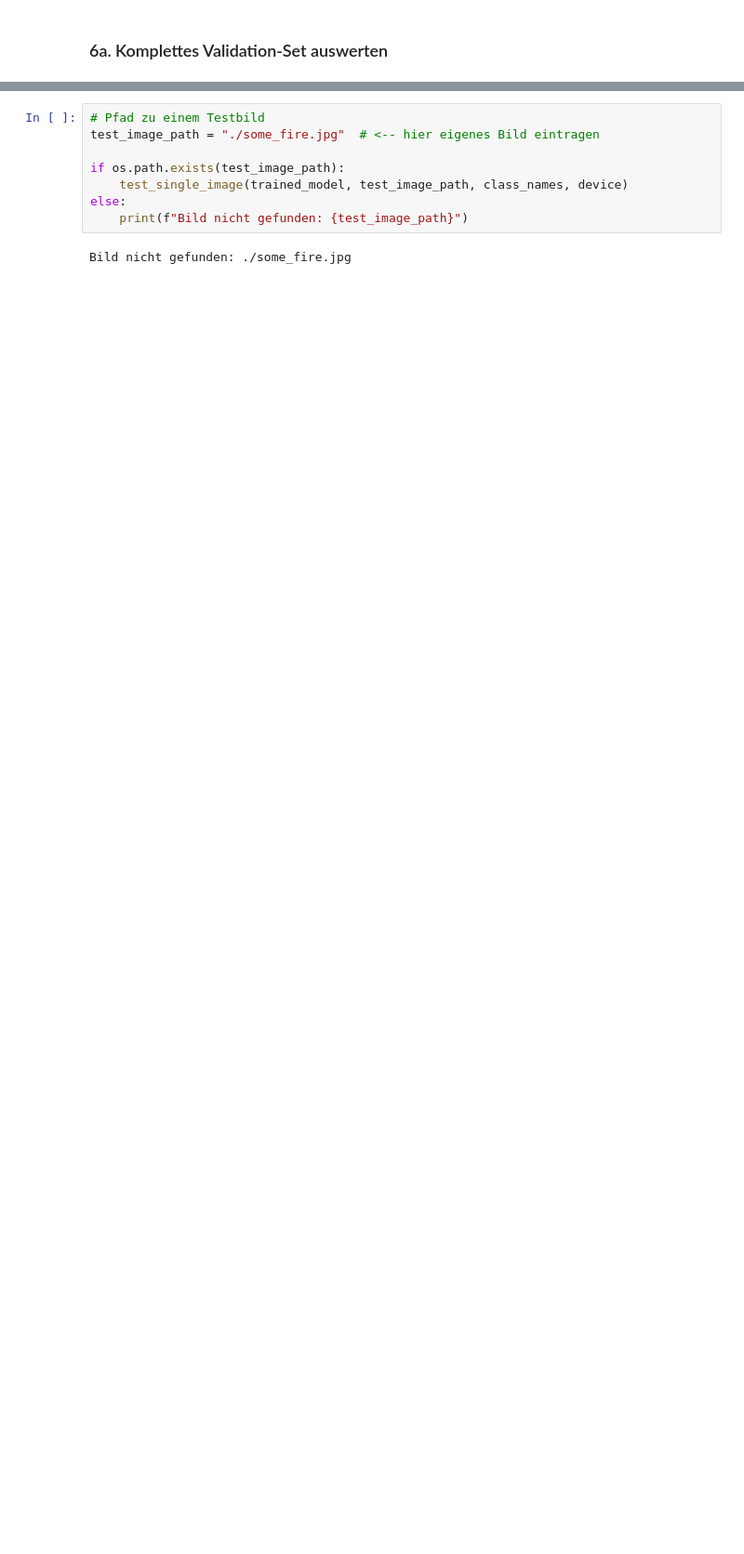
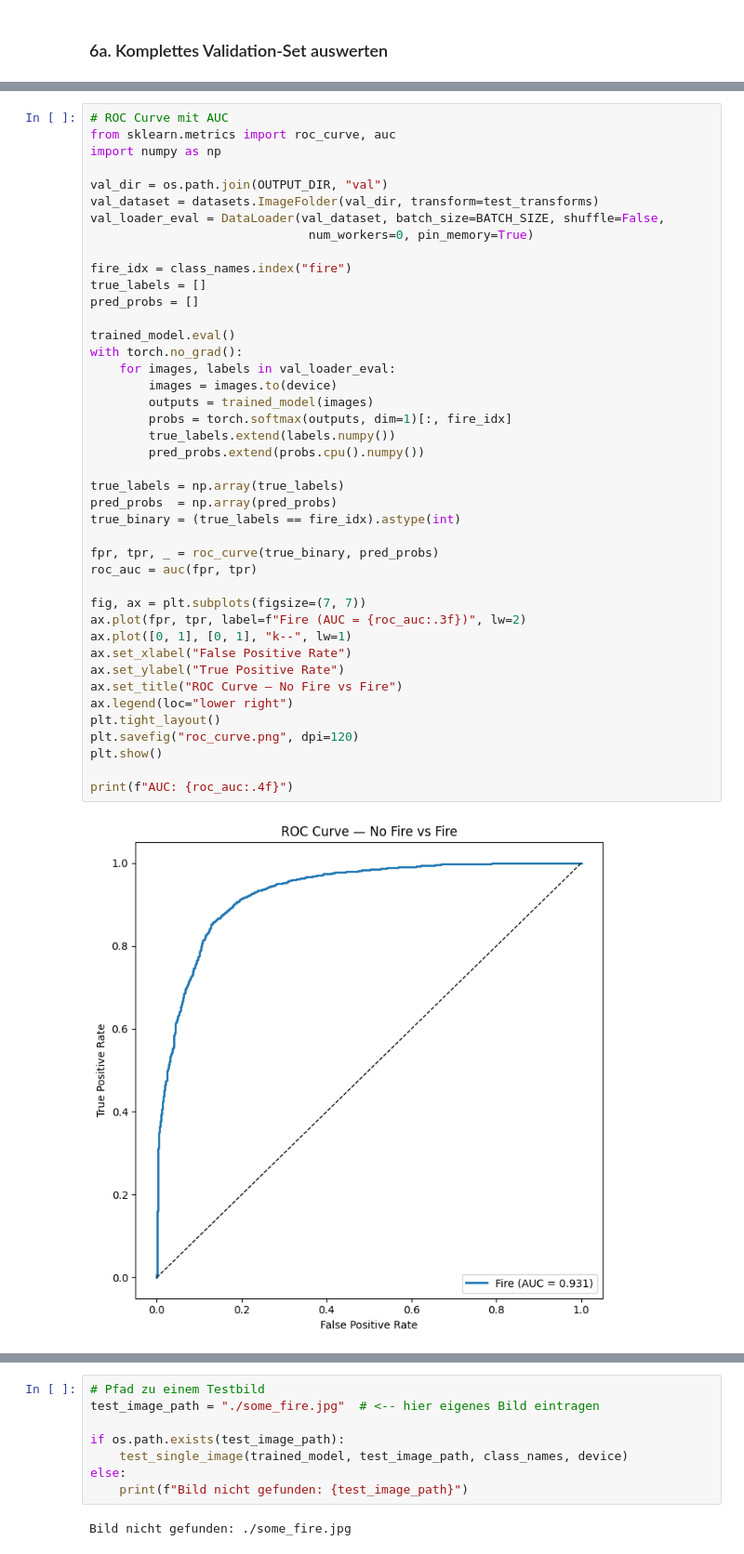
Before and after one commit to uulex/Explaining_Image_Classification, a Jupyter notebook: fire_detection/fire_detection.ipynb, the cells around one changed output, grey strips where cells are left out. Shown at 93% size. Saved outputs shown, nothing was run; the diff lists cells and outputs as text; blank space fills up the shorter version.

```diff
--- a/fire_detection/fire_detection.ipynb
+++ b/fire_detection/fire_detection.ipynb
@@ -726,0 +776,44 @@ Confusion matrix:
+# %%
+# ROC Curve mit AUC
+from sklearn.metrics import roc_curve, auc
+import numpy as np
+
+val_dir = os.path.join(OUTPUT_DIR, "val")
+val_dataset = datasets.ImageFolder(val_dir, transform=test_transforms)
+val_loader_eval = DataLoader(val_dataset, batch_size=BATCH_SIZE, shuffle=False,
+                              num_workers=0, pin_memory=True)
+
+fire_idx = class_names.index("fire")
+true_labels = []
+pred_probs = []
+
+trained_model.eval()
+with torch.no_grad():
+    for images, labels in val_loader_eval:
+        images = images.to(device)
+        outputs = trained_model(images)
+        probs = torch.softmax(outputs, dim=1)[:, fire_idx]
+        true_labels.extend(labels.numpy())
+        pred_probs.extend(probs.cpu().numpy())
+
+true_labels = np.array(true_labels)
+pred_probs  = np.array(pred_probs)
+true_binary = (true_labels == fire_idx).astype(int)
+
+fpr, tpr, _ = roc_curve(true_binary, pred_probs)
+roc_auc = auc(fpr, tpr)
+
+fig, ax = plt.subplots(figsize=(7, 7))
+ax.plot(fpr, tpr, label=f"Fire (AUC = {roc_auc:.3f})", lw=2)
+ax.plot([0, 1], [0, 1], "k--", lw=1)
+ax.set_xlabel("False Positive Rate")
+ax.set_ylabel("True Positive Rate")
+ax.set_title("ROC Curve — No Fire vs Fire")
+ax.legend(loc="lower right")
+plt.tight_layout()
+plt.savefig("roc_curve.png", dpi=120)
+plt.show()
+
+print(f"AUC: {roc_auc:.4f}")
+# %% [output]
+[figure, added]
```
Also changed, not shown: parts of 12 cells of this notebook, 3 other files.
